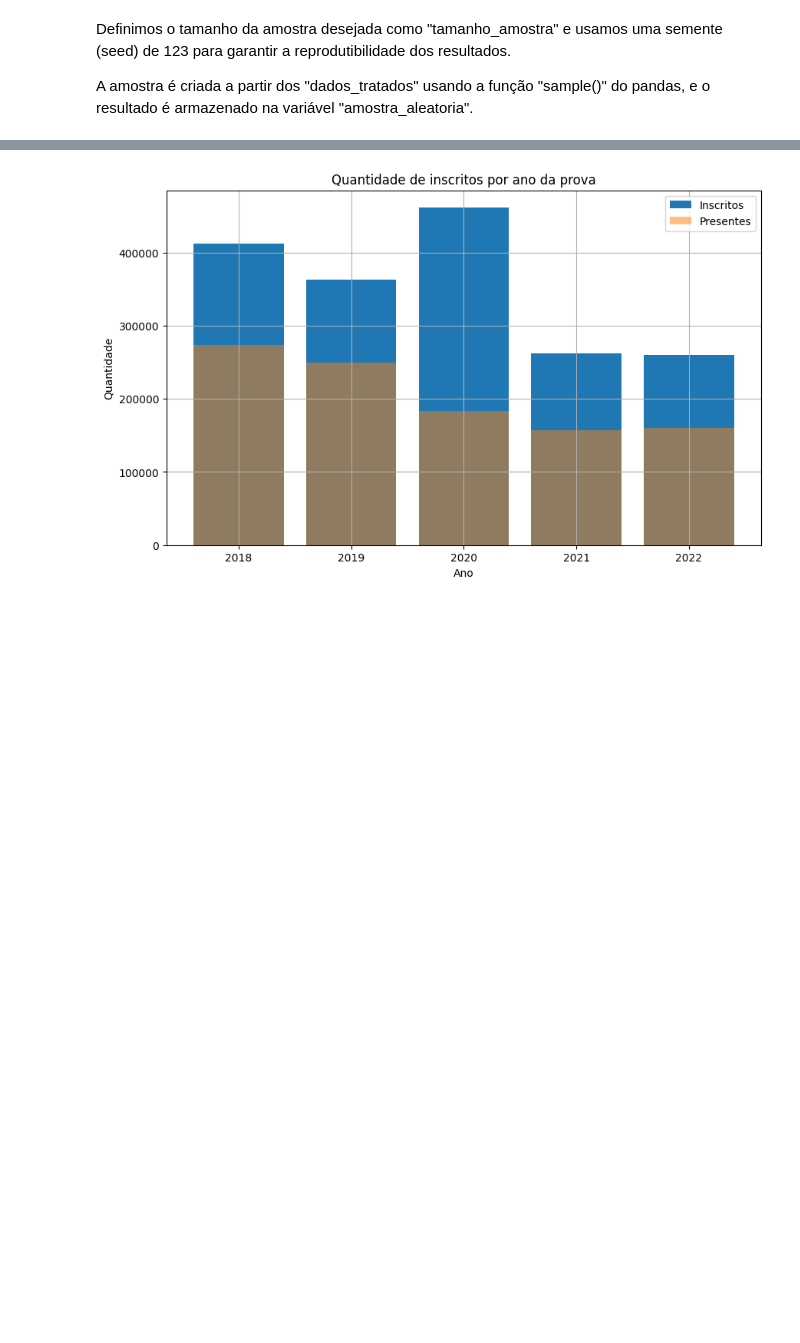
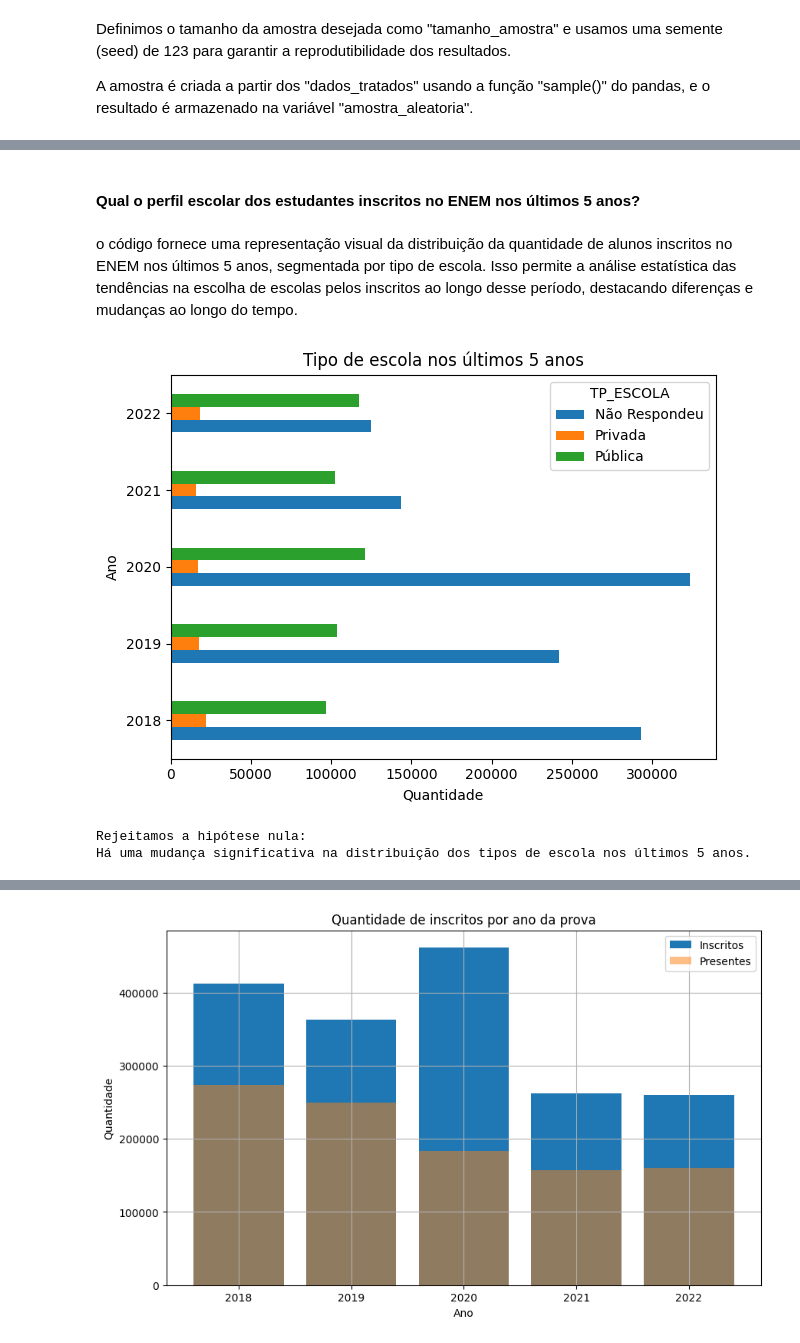
Before and after one commit to claraferreirabatista/analise_estatistica_microdados_do_enem, a Jupyter notebook: analise_estatistica_dos_dados_enem.ipynb, the cells around one changed output, grey strips where cells are left out. Cells and saved outputs as stored; diff of their text form; code cells hidden in the pictures; blank space fills up the shorter version.

Commit message:
finalizando_as_analises_de_inscritos

```diff
--- a/analise_estatistica_dos_dados_enem.ipynb
+++ b/analise_estatistica_dos_dados_enem.ipynb
@@ -95,0 +167,39 @@ A seguir, apresentaremos o código responsável pela análise e a geração do g
+# %% [markdown]
+#### Qual o perfil escolar dos estudantes inscritos no ENEM nos últimos 5 anos?
+# %% [markdown]
+ o código fornece uma representação visual da distribuição da quantidade de alunos inscritos no ENEM nos últimos 5 anos, segmentada por tipo de escola. Isso permite a análise estatística das tendências na escolha de escolas pelos inscritos ao longo desse período, destacando diferenças e mudanças ao longo do tempo.
+# %%
+# Filtrar os dados para incluir apenas os últimos 5 anos
+dados_ultimos_5_anos = dados_tratados[dados_tratados['NU_ANO'] >= dados_tratados['NU_ANO'].max() - 4]
+
+# Plotar tipo de escola x anos (barras duplas)
+tipo_escola = dados_ultimos_5_anos[['NU_ANO', 'TP_ESCOLA']].value_counts()
+tipo_escola = tipo_escola.unstack()
+tipo_escola.plot.barh()
+
+# Printando
+plt.title('Tipo de escola nos últimos 5 anos')
+plt.xlabel('Quantidade')
+plt.ylabel('Ano')
+plt.tight_layout()
+plt.show()
+# %% [output]
+[figure, added]
+# %%
+# Tabela de contingência para os dados
+tabela_contingencia = pd.crosstab(dados_ultimos_5_anos['NU_ANO'], dados_ultimos_5_anos['TP_ESCOLA'])
+
+# Realizar o teste qui-quadrado
+qui_quadrado, valor_p, _, _ = stats.chi2_contingency(tabela_contingencia)
+
+# Nível de significância (geralmente 0.05)
+alfa = 0.05
+
+# Verificar se rejeitamos ou não a hipótese nula
+if valor_p < alfa:
+    print("Rejeitamos a hipótese nula:\nHá uma mudança significativa na distribuição dos tipos de escola nos últimos 5 anos.")
+else:
+    print("Não rejeitamos a hipótese nula:\nNão há evidências suficientes para concluir que houve uma mudança significativa na distribuição dos tipos de escola nos últimos 5 anos.")
+# %% [output]
+Rejeitamos a hipótese nula:
+Há uma mudança significativa na distribuição dos tipos de escola nos últimos 5 anos.
```
Also changed, not shown: parts of 17 cells of this notebook.
